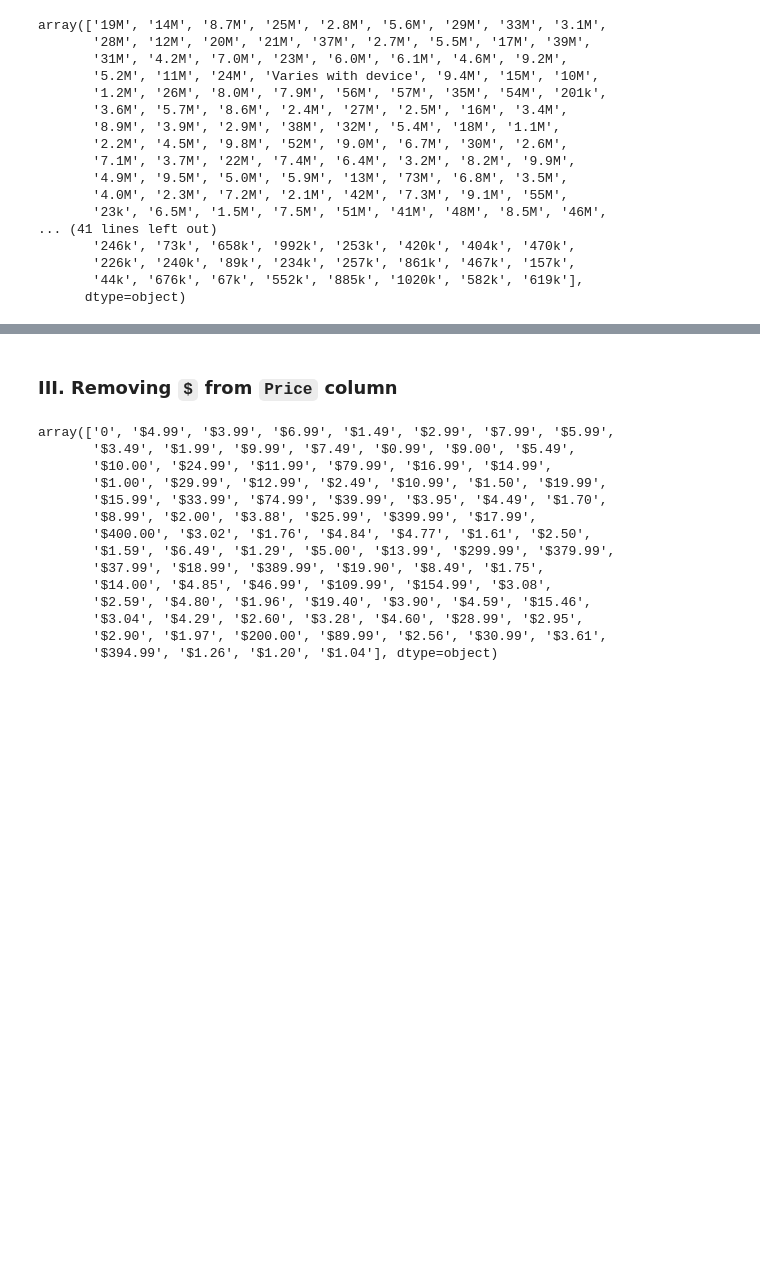
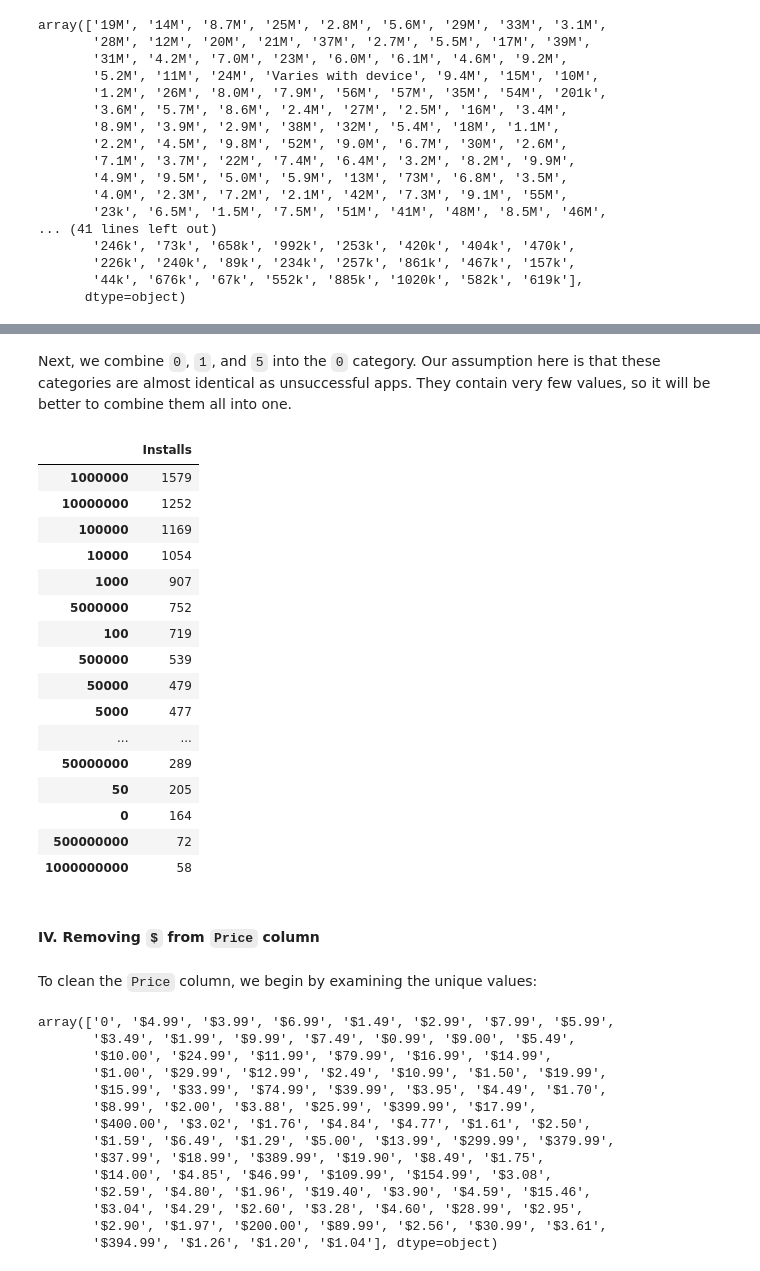
Before and after one commit to Logician724/play-store-analysis, a Jupyter notebook: notebook.ipynb, the cells around one changed output, grey strips where cells are left out. Saved outputs shown, nothing was run; the diff lists cells and outputs as text; code cells hidden in the pictures; blank space fills up the shorter version.

```diff
--- a/notebook.ipynb
+++ b/notebook.ipynb
@@ -168,8 +193,35 @@ apps_df['Installs'] = apps_df['Installs'].map(
     lambda value :
         ''.join(value.split(','))
 )
+# %% [markdown]
+Next, we combine `0`, `1`, and `5` into the `0` category. Our assumption here is that these categories are almost identical as unsuccessful apps. They contain very few values, so it will be better to combine them all into one.
+# %%
+selector = (apps_df['Installs'] == '1') | (apps_df['Installs'] == '5')
+apps_df.loc[selector, ['Installs']] = '0'
+
+pd.DataFrame(apps_df['Installs'].value_counts())
+# %% [output]
+|  | Installs |
+| 1000000 | 1579 |
+| 10000000 | 1252 |
+| 100000 | 1169 |
+| 10000 | 1054 |
+| 1000 | 907 |
+| 5000000 | 752 |
+| 100 | 719 |
+| 500000 | 539 |
+| 50000 | 479 |
+| 5000 | 477 |
+| ... | ... |
+| 50000000 | 289 |
+| 50 | 205 |
+| 0 | 164 |
+| 500000000 | 72 |
+| 1000000000 | 58 |
 # %% [markdown]
-### III. Removing `$` from `Price` column
+#### IV. Removing `$` from `Price` column
+# %% [markdown]
+To clean the `Price` column, we begin by examining the unique values:
 # %%
 apps_df['Price'].unique()
 # %% [output]
```
Also changed, not shown: parts of 22 cells of this notebook.
